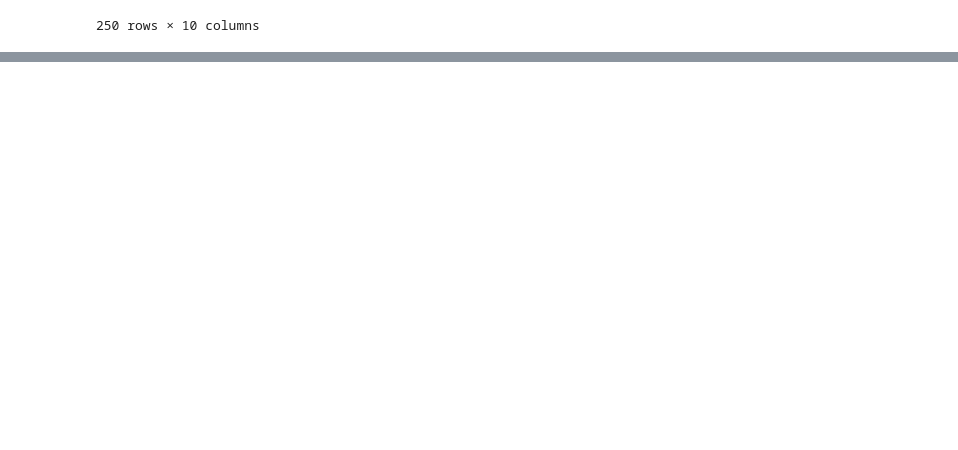
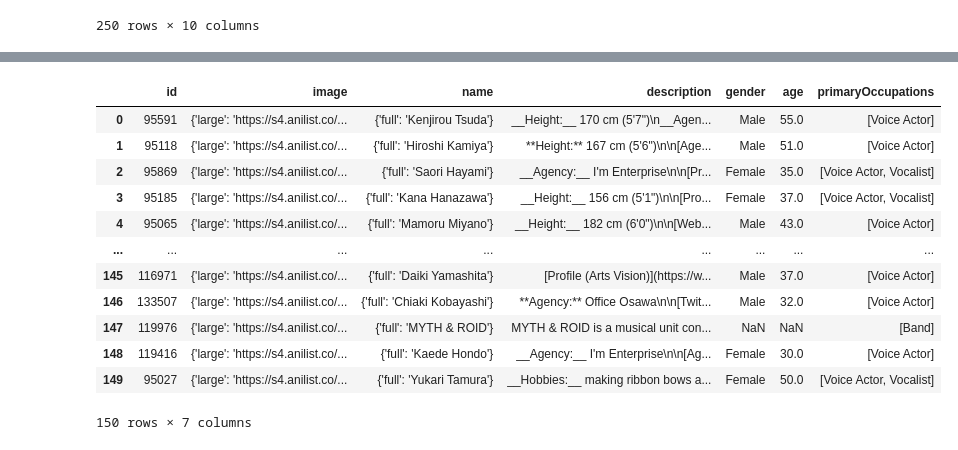
Before and after one commit to E-rhari/AniLista, a Jupyter notebook: requestApi.ipynb, the cells around one changed output, grey strips where cells are left out. Drawn from its saved outputs; the diff is of its cells as text; code cells hidden in the pictures; blank space fills up the shorter version.

Commit message:
style/ Print individual de cada Dataframe

```diff
--- a/requestApi.ipynb
+++ b/requestApi.ipynb
@@ -188,0 +223,16 @@ dfs['media']
+# %%
+dfs['staff']
+# %% [output]
+|  | id | image | name | description | gender | age | primaryOccupations |
+| 0 | 95591 | {'large': 'https://s4.anilist.co/... | {'full': 'Kenjirou Tsuda'} | __Height:__ 170 cm (5'7")\n__Agen... | Male | 55.0 | [Voice Actor] |
+| 1 | 95118 | {'large': 'https://s4.anilist.co/... | {'full': 'Hiroshi Kamiya'} | **Height:** 167 cm (5'6")\n\n[Age... | Male | 51.0 | [Voice Actor] |
+| 2 | 95869 | {'large': 'https://s4.anilist.co/... | {'full': 'Saori Hayami'} | __Agency:__ I'm Enterprise\n\n[Pr... | Female | 35.0 | [Voice Actor, Vocalist] |
+| 3 | 95185 | {'large': 'https://s4.anilist.co/... | {'full': 'Kana Hanazawa'} | __Height:__ 156 cm (5'1")\n\n[Pro... | Female | 37.0 | [Voice Actor, Vocalist] |
+| 4 | 95065 | {'large': 'https://s4.anilist.co/... | {'full': 'Mamoru Miyano'} | __Height:__ 182 cm (6'0")\n\n[Web... | Male | 43.0 | [Voice Actor] |
+| ... | ... | ... | ... | ... | ... | ... | ... |
+| 145 | 116971 | {'large': 'https://s4.anilist.co/... | {'full': 'Daiki Yamashita'} | [Profile (Arts Vision)](https://w... | Male | 37.0 | [Voice Actor] |
+| 146 | 133507 | {'large': 'https://s4.anilist.co/... | {'full': 'Chiaki Kobayashi'} | **Agency:** Office Osawa\n\n[Twit... | Male | 32.0 | [Voice Actor] |
+| 147 | 119976 | {'large': 'https://s4.anilist.co/... | {'full': 'MYTH & ROID'} | MYTH & ROID is a musical unit con... | NaN | NaN | [Band] |
+| 148 | 119416 | {'large': 'https://s4.anilist.co/... | {'full': 'Kaede Hondo'} | __Agency:__ I'm Enterprise\n\n[Ag... | Female | 30.0 | [Voice Actor] |
+| 149 | 95027 | {'large': 'https://s4.anilist.co/... | {'full': 'Yukari Tamura'} | __Hobbies:__ making ribbon bows a... | Female | 50.0 | [Voice Actor, Vocalist] |
+150 rows × 7 columns
```
Also changed, not shown: parts of 4 cells of this notebook.
